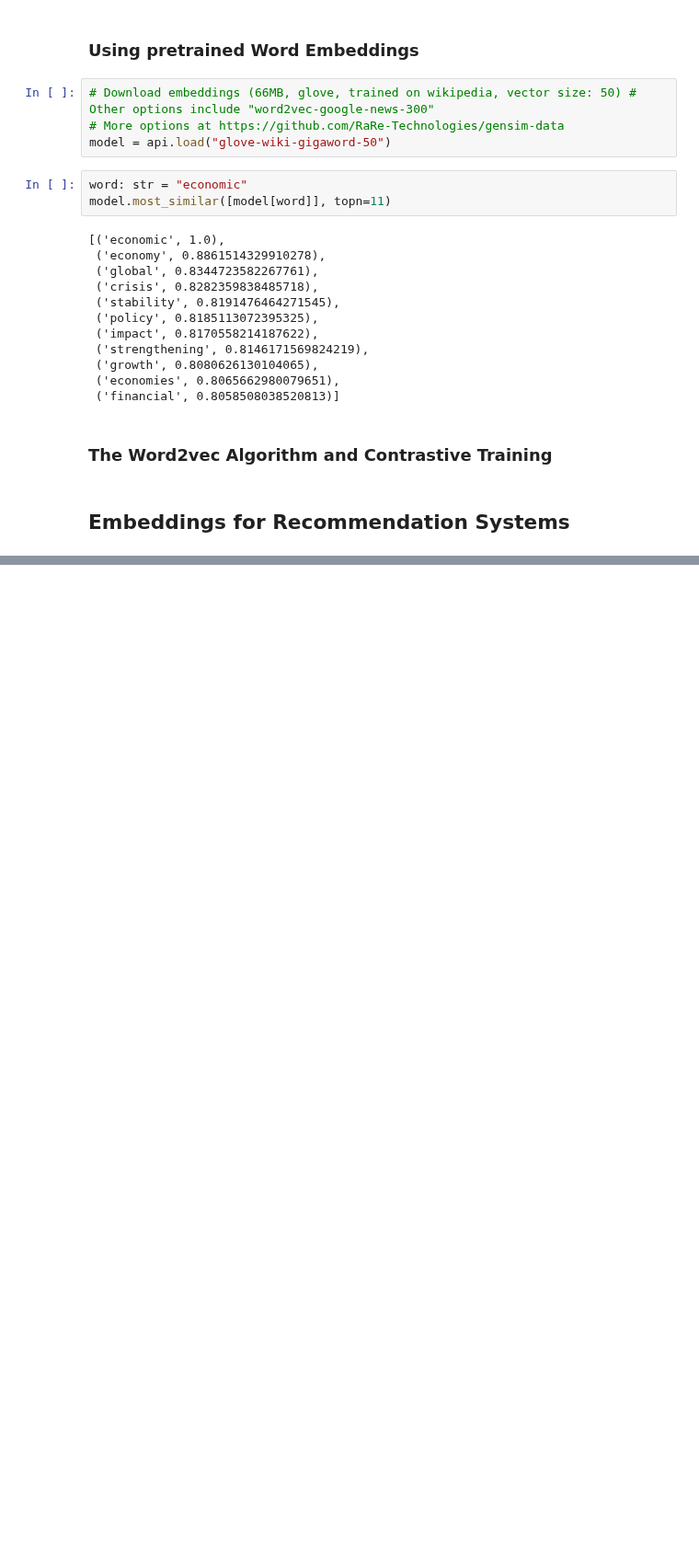
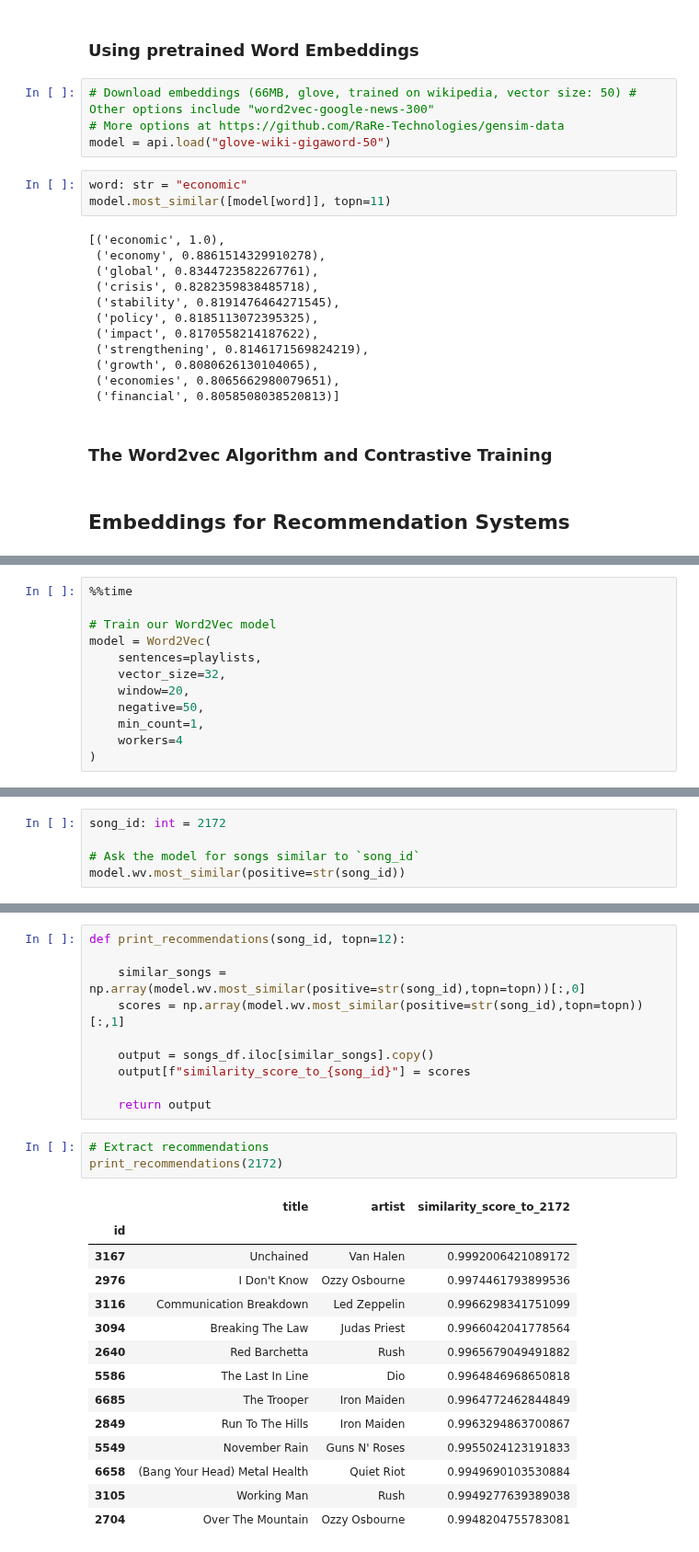
Before and after one commit to SandroAlex/llms-build-and-deploy, a Jupyter notebook: learning/hands_on_large_language_models/chapter2_tokens_and_embeddings.ipynb, the cells around one changed output, grey strips where cells are left out. Shown at 92% size. Saved outputs shown, nothing was run; the diff lists cells and outputs as text; blank space fills up the shorter version.

```diff
--- a/learning/hands_on_large_language_models/chapter2_tokens_and_embeddings.ipynb
+++ b/learning/hands_on_large_language_models/chapter2_tokens_and_embeddings.ipynb
@@ -352,0 +397,12 @@ model.most_similar([model[word]], topn=11)
+# %%
+%%time
+
+# Train our Word2Vec model
+model = Word2Vec(
+    sentences=playlists,
+    vector_size=32,
+    window=20,
+    negative=50,
+    min_count=1,
+    workers=4
+)
@@ -352,0 +412,5 @@ model.most_similar([model[word]], topn=11)
+# %%
+song_id: int = 2172
+
+# Ask the model for songs similar to `song_id`
+model.wv.most_similar(positive=str(song_id))
@@ -352,0 +434,28 @@ model.most_similar([model[word]], topn=11)
+# %%
+def print_recommendations(song_id, topn=12):
+
+    similar_songs = np.array(model.wv.most_similar(positive=str(song_id),topn=topn))[:,0]
+    scores = np.array(model.wv.most_similar(positive=str(song_id),topn=topn))[:,1]
+
+    output = songs_df.iloc[similar_songs].copy()
+    output[f"similarity_score_to_{song_id}"] = scores
+
+    return output
+# %%
+# Extract recommendations
+print_recommendations(2172)
+# %% [output]
+|  | title | artist | similarity_score_to_2172 |
+| id |  |  |  |
+| 3167 | Unchained | Van Halen | 0.9992006421089172 |
+| 2976 | I Don't Know | Ozzy Osbourne | 0.9974461793899536 |
+| 3116 | Communication Breakdown | Led Zeppelin | 0.9966298341751099 |
+| 3094 | Breaking The Law | Judas Priest | 0.9966042041778564 |
+| 2640 | Red Barchetta | Rush | 0.9965679049491882 |
+| 5586 | The Last In Line | Dio | 0.9964846968650818 |
+| 6685 | The Trooper | Iron Maiden | 0.9964772462844849 |
+| 2849 | Run To The Hills | Iron Maiden | 0.9963294863700867 |
+| 5549 | November Rain | Guns N' Roses | 0.9955024123191833 |
+| 6658 | (Bang Your Head) Metal Health | Quiet Riot | 0.9949690103530884 |
+| 3105 | Working Man | Rush | 0.9949277639389038 |
+| 2704 | Over The Mountain | Ozzy Osbourne | 0.9948204755783081 |
```
Also changed, not shown: parts of 17 cells of this notebook.
